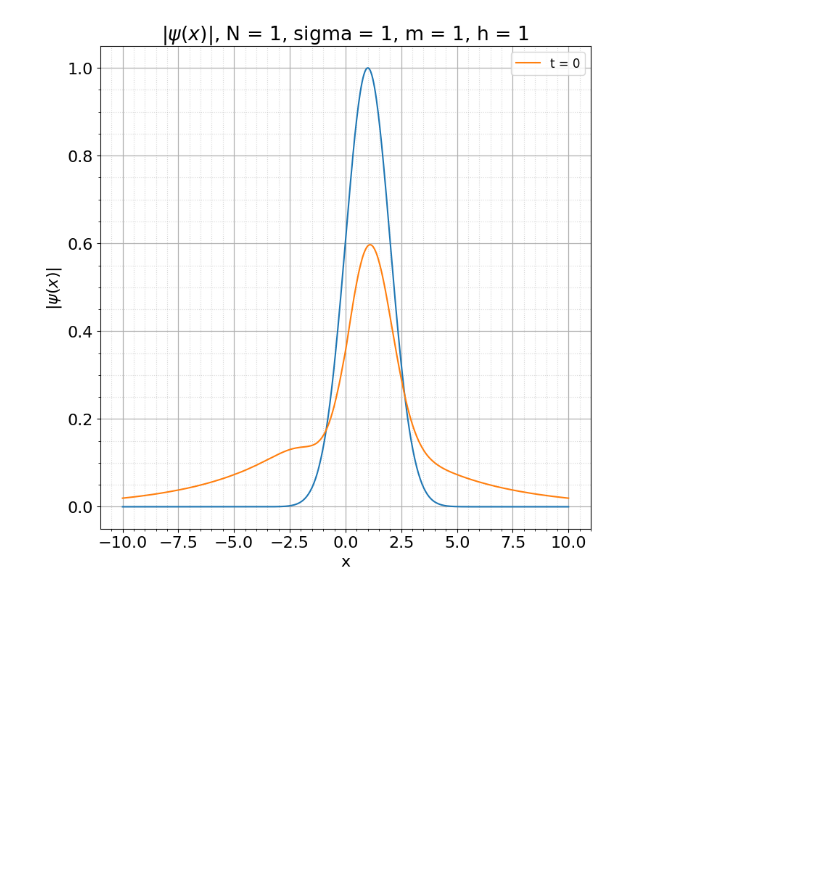
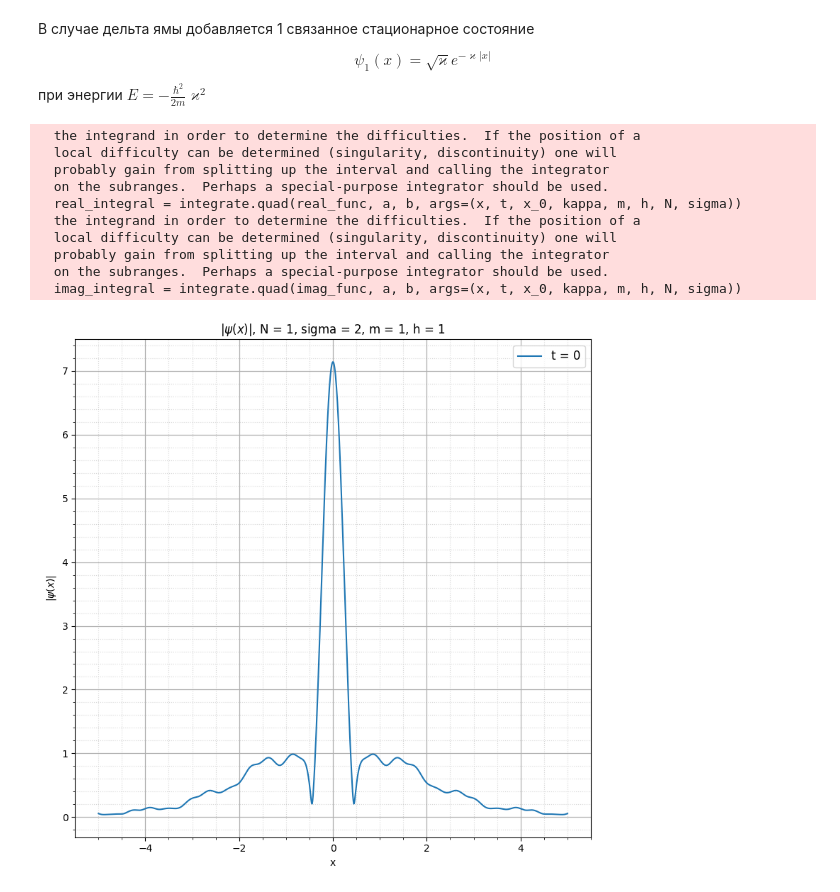
Before and after one commit to Panterrich/QuantumMechanics, a Jupyter notebook: task4.ipynb, the cells around one changed output. Saved outputs shown, nothing was run; the diff lists cells and outputs as text; code cells hidden in the pictures; blank space fills up the shorter version.

```diff
--- a/task4.ipynb
+++ b/task4.ipynb
@@ -35,17 +19,0 @@ $$ C(k) =  \braket{\psi_k | \psi_{t = 0}} =\int \limits_{-\infty}^{+\infty} \fra
-# %%
-N, sigma = smp.symbols('N, sigma', real=True, positive=True)
-x, x0 = smp.symbols('x, x0', real=True)
-kappa = smp.symbols('kappa', real = True, positive = True)
-k, m, h, t = smp.symbols('k, m, h, t', real=True, positive=True)
-
-# psi_k = 1 / (smp.pi * (1 + kappa ** 2 / k ** 2)) ** 0.5 * (smp.cos(k * x) - kappa / k * smp.sin(k * x))
-# psi_0 = N * smp.exp(- (x - x0) ** 2 / 2 / sigma ** 2)
-# psi_1 = smp.sin(k * x)
-expr0 = smp.sin(k * (x + x0)) * smp.exp(- x ** 2 / 2 / sigma ** 2)
-expr1 = - smp.sin(k * (x + x0)) * smp.exp(- x ** 2 / 2 / sigma ** 2)
-# expr = psi_k * psi_0
-# expr = smp.exp(- 1 / 2 * sigma ** 2 * k ** 2) * smp.sin(k * x0) * smp.exp(- smp.I * k ** 2 * h / 2 / m * t)
-# expr = smp.exp(- 1 / 2 * sigma ** 2 * k ** 2) / (1 + kappa ** 2 / k ** 2) * (smp.cos(k * x0) - kappa / k * smp.sin(k * x0)) * (smp.cos(k * x) - kappa / k * smp.sin(k * x)) * smp.exp(- smp.I * k ** 2 * h / 2 / m * t)
-
-res = smp.integrate(expr0, (x, -x0, smp.oo)).simplify() + smp.integrate(expr1, (x, -smp.oo, -x0)).simplify()
-res
@@ -63 +31,7 @@ $$ = \sqrt{\varkappa} \mathcal{N} e^{-\varkappa x_0} e^{\varkappa^2 \sigma^2/2}
+# %% [markdown]
+В случае дельта ямы добавляется 1 связанное стационарное состояние
+
+$$ \psi_1(x) = \sqrt{\varkappa} e^{-\varkappa |x|}$$
+
+при энергии $E = - \frac{\hbar^2}{2m} \varkappa^2$
 # %%
@@ -160,31 +112,57 @@ def psi(x, t, x_0 = 0, kappa = 1, m = 1, h = 1, N = 1, sigma = 1):
 # %%
 mpl.rcParams['font.size'] = 16                   # Управление стилем, в данном случаем - размером шрифта
 plt.figure(figsize = (8,8), facecolor = "white") # Создаем фигуру
-
+plt.style.use('default')
 # Подписываем оси и график
-plt.title(r'$|\psi(x)|$, N = 1, sigma = 1, m = 1, h = 1')
+plt.title(r'$|\psi(x)|$, N = 1, sigma = 2, m = 1, h = 1')
 plt.ylabel(r'$|\psi(x)|$')
 plt.xlabel(r"x")
 
-x = np.linspace(-10, 10, 500)
-plt.plot(x, psi_0(x, 1))
+x = np.linspace(-5, 15, 1000)
+k = np.linspace(-5, 5, 1000)
 
-res = []
+res_0 = []
+res_1 = []
+res_2 = []
+res_3 = []
 
 for i in x:
-    res.append(np.abs(psi(i, 0, 1, 0.25, sigma = 2)))
+    res_0.append(psi(i, 10, 2.5, 1, 1, 1, 1, 2))
+    # res_1.append(np.abs(psi(i, 1, 1, 0.25, 1, 1, 1, 2)))
+    # res_2.append(np.abs(psi(i, 2, 1, 0.25, 1, 1, 1, 2)))
+    # res_3.append(np.abs(psi(i, 3, 1, 0.25, 1, 1, 1, 2)))
 
-plt.plot(x, res, label='t = 0')
-# plt.plot(x, np.abs(psi(x, 1, 1, 10)), label='t = 1')
-# plt.plot(x, np.abs(psi(x, 2, 1, 10)), label='t = 2')
-# plt.plot(x, np.abs(psi(x, 3, 1, 10)), label='t = 3')
+res_k = []
+
+delta = x[1] - x[0]
+for j in k:
+    sum_1 = 0
+    for i in range(len(x)):
+        sum_1 += res_0[i] * np.exp(-1j * j * x[i]) * delta
+    res_k.append(sum_1)
+
+
+plt.plot(k, np.abs(np.asarray(res_k)), label='t = 0')
+# plt.plot(x, res_1, label='t = 1')
+# plt.plot(x, res_2, label='t = 2')
+# plt.plot(x, res_3, label='t = 3')
 
 plt.grid(visible = True, which = 'major', axis = 'both', alpha = 1, linewidth = 0.9)   # Активируем сетку
 plt.grid(visible = True, which = 'minor', axis = 'both', alpha = 0.5, linestyle = ':')
 
 plt.minorticks_on()
 plt.tight_layout()
 plt.legend(loc='best', fontsize = 12) # Активируем легенду графика
 plt.show()
 # %% [output]
+  the integrand in order to determine the difficulties.  If the position of a
+  local difficulty can be determined (singularity, discontinuity) one will
+  probably gain from splitting up the interval and calling the integrator
+  on the subranges.  Perhaps a special-purpose integrator should be used.
+  real_integral = integrate.quad(real_func, a, b, args=(x, t, x_0, kappa, m, h, N, sigma))
+  the integrand in order to determine the difficulties.  If the position of a
+  local difficulty can be determined (singularity, discontinuity) one will
+  probably gain from splitting up the interval and calling the integrator
+  on the subranges.  Perhaps a special-purpose integrator should be used.
+  imag_integral = integrate.quad(imag_func, a, b, args=(x, t, x_0, kappa, m, h, N, sigma))
-[figure, old version]
+[figure, new version]
```
Also changed, not shown: parts of 9 cells of this notebook, 3 other files.
